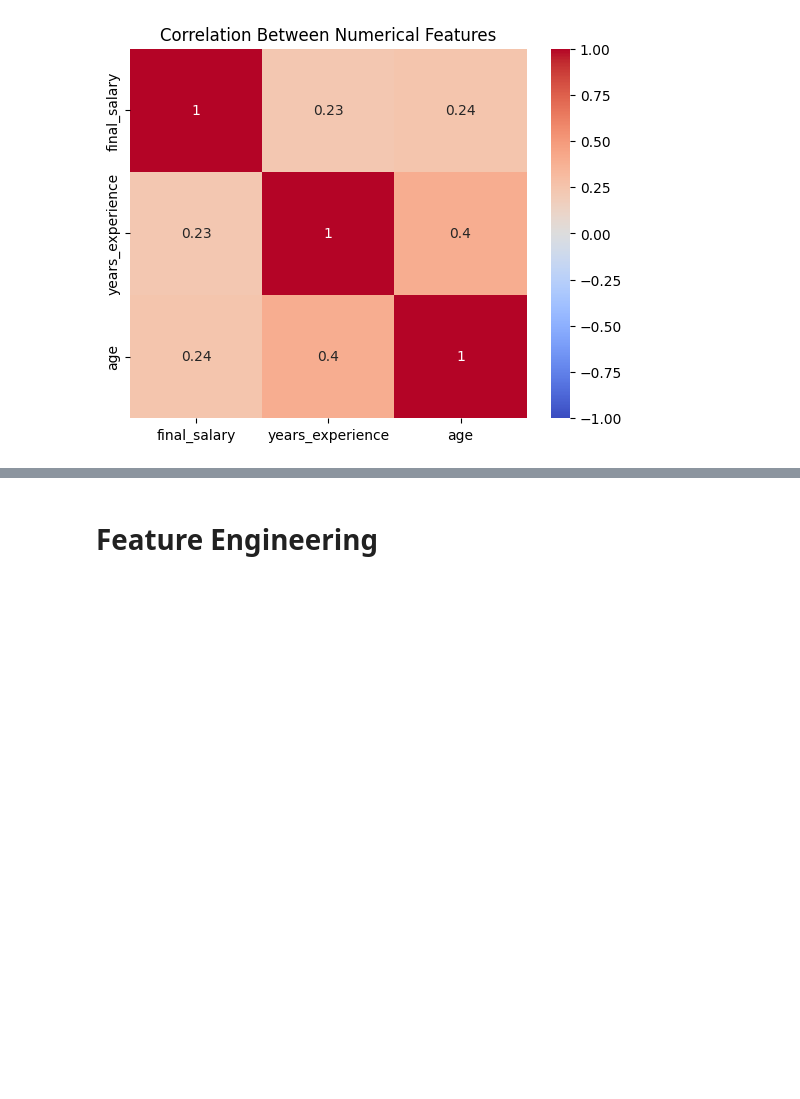
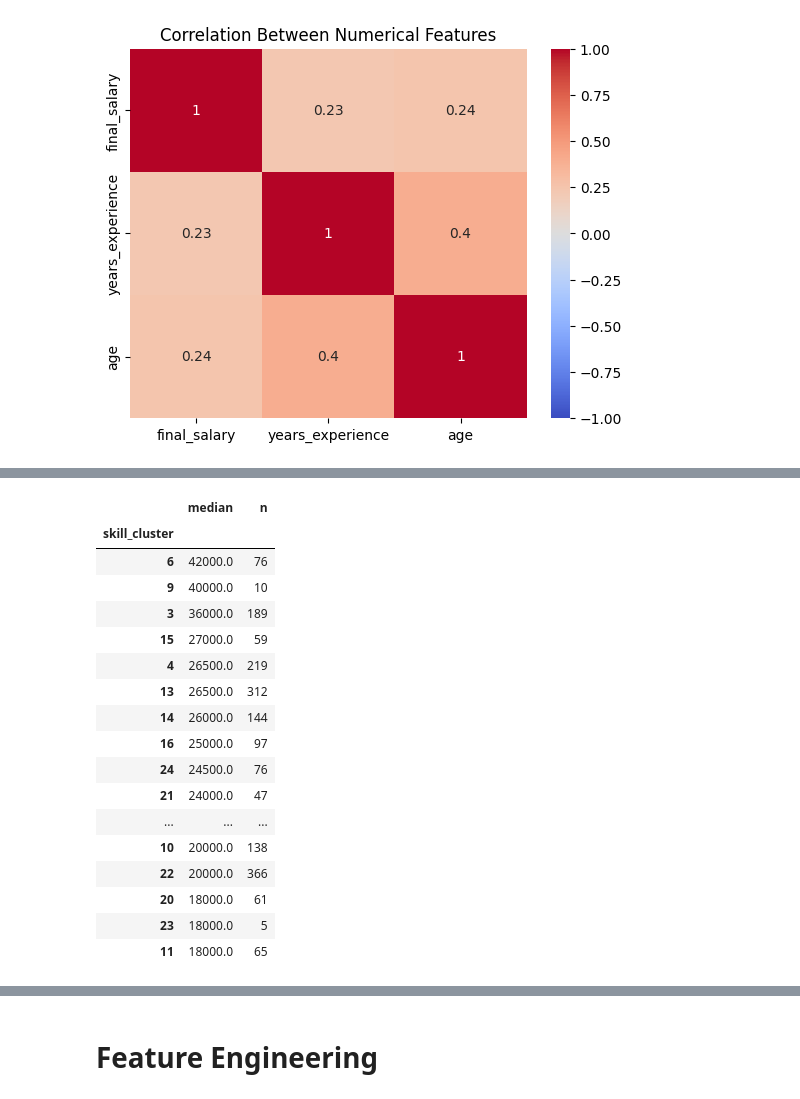
Before and after one commit to adrianmarino19/datafest2025, a Jupyter notebook: main.ipynb, the cells around one changed output, grey strips where cells are left out. Cells and saved outputs as stored; diff of their text form; code cells hidden in the pictures; blank space fills up the shorter version.

```diff
--- a/main.ipynb
+++ b/main.ipynb
@@ -371,0 +992,14 @@ plt.show()
+# %%
+# A quick table of “representative” skills for every cluster
+top_per_cluster = (
+    pd.DataFrame({"skill": unique_skills, "cluster": cluster_labels})
+      .groupby("cluster")["skill"]
+      .apply(lambda s: ", ".join(s[:15]))        # first 15 skills
+)
+
+pd.set_option("display.max_colwidth",  None)   # unlimited column width
+pd.set_option("display.width",         2000)   # how many characters a row can show
+pd.set_option("display.max_rows",      100)    # if you want to show more clusters too
+
+# now re-display the table
+display(top_per_cluster)
@@ -371,0 +1024,20 @@ plt.show()
+# %%
+# list of cluster IDs present in each row
+df["clusters_present"] = df["skills_list"].apply(
+    lambda lst: sorted({skill_to_cluster[s] for s in lst}) if lst else [-1]
+)
+
+# explode → wide pivot → 0/1 columns
+cluster_dummies = (
+    df[["uuid", "clusters_present"]]
+      .explode("clusters_present")
+      .assign(val=1)
+      .pivot_table(index="uuid",
+                   columns="clusters_present",
+                   values="val",
+                   fill_value=0)
+      .add_prefix("cluster_")        # e.g. cluster_3, cluster_-1
+)
+
+# join back to main frame
+df = df.join(cluster_dummies, on="uuid")
@@ -371,0 +1102,27 @@ plt.show()
+# %%
+median_dom = (
+    df.groupby('skill_cluster')['final_salary']
+      .agg(median='median', n='size')
+      .sort_values('median', ascending=False)
+)
+
+display(median_dom)
+# %% [output]
+|  | median | n |
+| skill_cluster |  |  |
+| 6 | 42000.0 | 76 |
+| 9 | 40000.0 | 10 |
+| 3 | 36000.0 | 189 |
+| 15 | 27000.0 | 59 |
+| 4 | 26500.0 | 219 |
+| 13 | 26500.0 | 312 |
+| 14 | 26000.0 | 144 |
+| 16 | 25000.0 | 97 |
+| 24 | 24500.0 | 76 |
+| 21 | 24000.0 | 47 |
+| ... | ... | ... |
+| 10 | 20000.0 | 138 |
+| 22 | 20000.0 | 366 |
+| 20 | 18000.0 | 61 |
+| 23 | 18000.0 | 5 |
+| 11 | 18000.0 | 65 |
```
Also changed, not shown: parts of 33 cells of this notebook.
